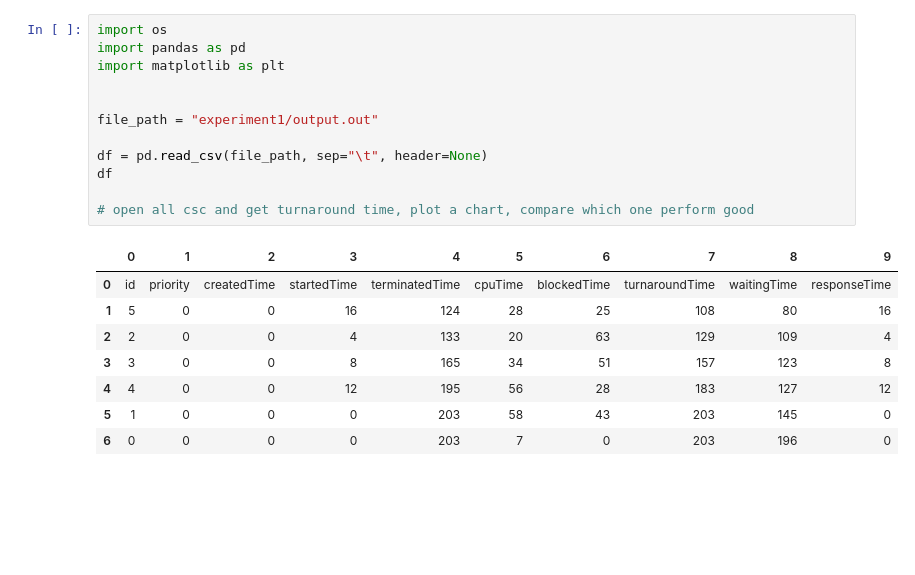
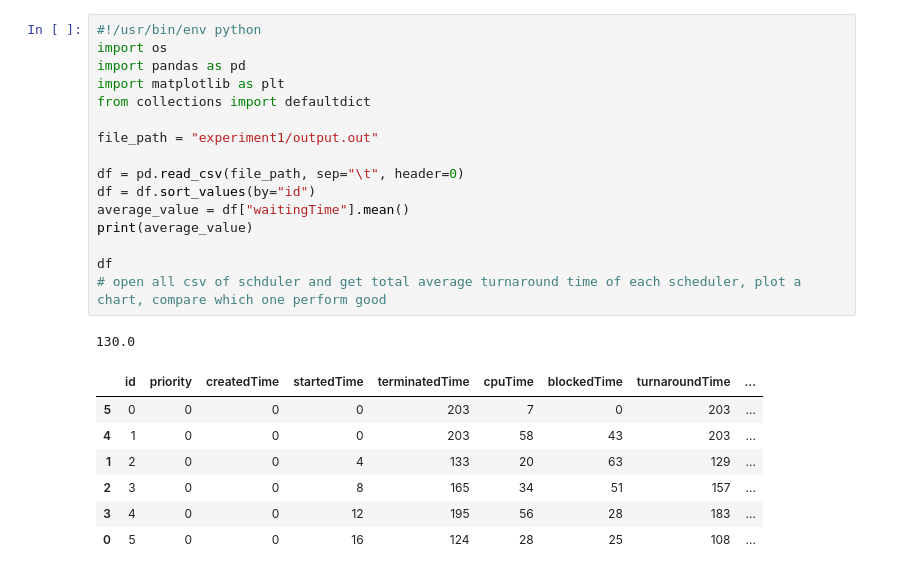
Before and after one commit to SkollRyu/CPU-job-scheduling-simulator, a Jupyter notebook: report.ipynb, the cells around one changed output. Cells and saved outputs as stored; diff of their text form; blank space fills up the shorter version.

```diff
--- a/report.ipynb
+++ b/report.ipynb
@@ -1,21 +1,25 @@
 # %%
+#!/usr/bin/env python
 import os
 import pandas as pd
 import matplotlib as plt
-
+from collections import defaultdict
 
 file_path = "experiment1/output.out"
 
-df = pd.read_csv(file_path, sep="\t", header=None)
+df = pd.read_csv(file_path, sep="\t", header=0)
+df = df.sort_values(by="id")
+average_value = df["waitingTime"].mean()
+print(average_value)
+
 df
-
-# open all csc and get turnaround time, plot a chart, compare which one perform good
+# open all csv of schduler and get total average turnaround time of each scheduler, plot a chart, compare which one perform good
 # %% [output]
+130.0
-|  | 0 | 1 | 2 | 3 | 4 | 5 | 6 | 7 | 8 | 9 |
-| 0 | id | priority | createdTime | startedTime | terminatedTime | cpuTime | blockedTime | turnaroundTime | waitingTime | responseTime |
-| 1 | 5 | 0 | 0 | 16 | 124 | 28 | 25 | 108 | 80 | 16 |
-| 2 | 2 | 0 | 0 | 4 | 133 | 20 | 63 | 129 | 109 | 4 |
-| 3 | 3 | 0 | 0 | 8 | 165 | 34 | 51 | 157 | 123 | 8 |
-| 4 | 4 | 0 | 0 | 12 | 195 | 56 | 28 | 183 | 127 | 12 |
-| 5 | 1 | 0 | 0 | 0 | 203 | 58 | 43 | 203 | 145 | 0 |
-| 6 | 0 | 0 | 0 | 0 | 203 | 7 | 0 | 203 | 196 | 0 |
+|  | id | priority | createdTime | startedTime | terminatedTime | cpuTime | blockedTime | turnaroundTime | ... |
+| 5 | 0 | 0 | 0 | 0 | 203 | 7 | 0 | 203 | ... |
+| 4 | 1 | 0 | 0 | 0 | 203 | 58 | 43 | 203 | ... |
+| 1 | 2 | 0 | 0 | 4 | 133 | 20 | 63 | 129 | ... |
+| 2 | 3 | 0 | 0 | 8 | 165 | 34 | 51 | 157 | ... |
+| 3 | 4 | 0 | 0 | 12 | 195 | 56 | 28 | 183 | ... |
+| 0 | 5 | 0 | 0 | 16 | 124 | 28 | 25 | 108 | ... |
```
Also changed, not shown: parts of 3 cells of this notebook, 25 other files.
